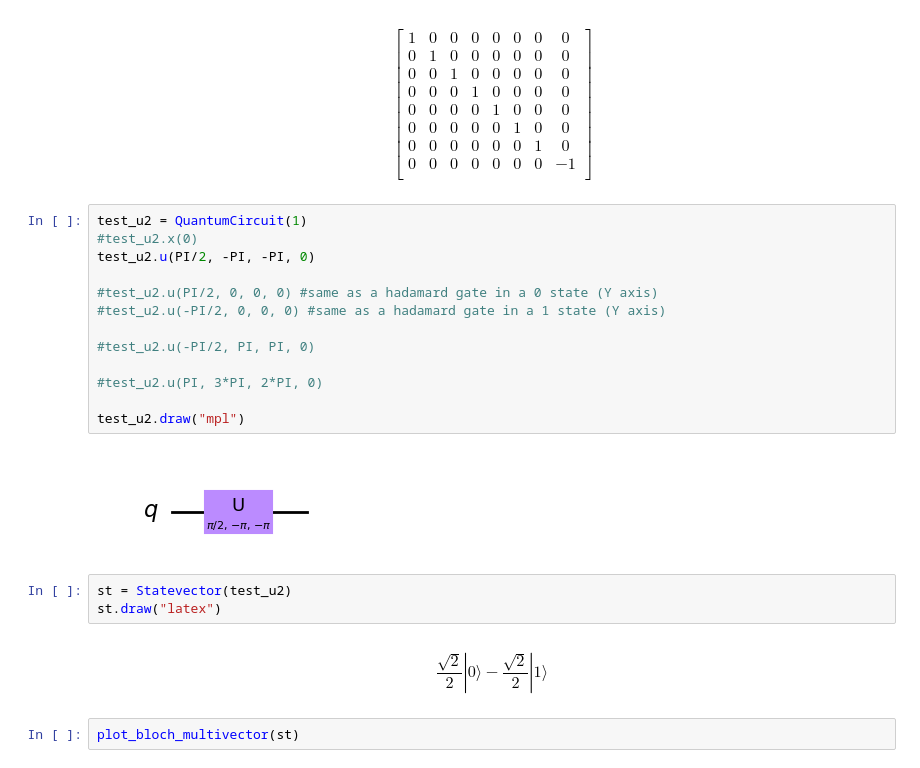
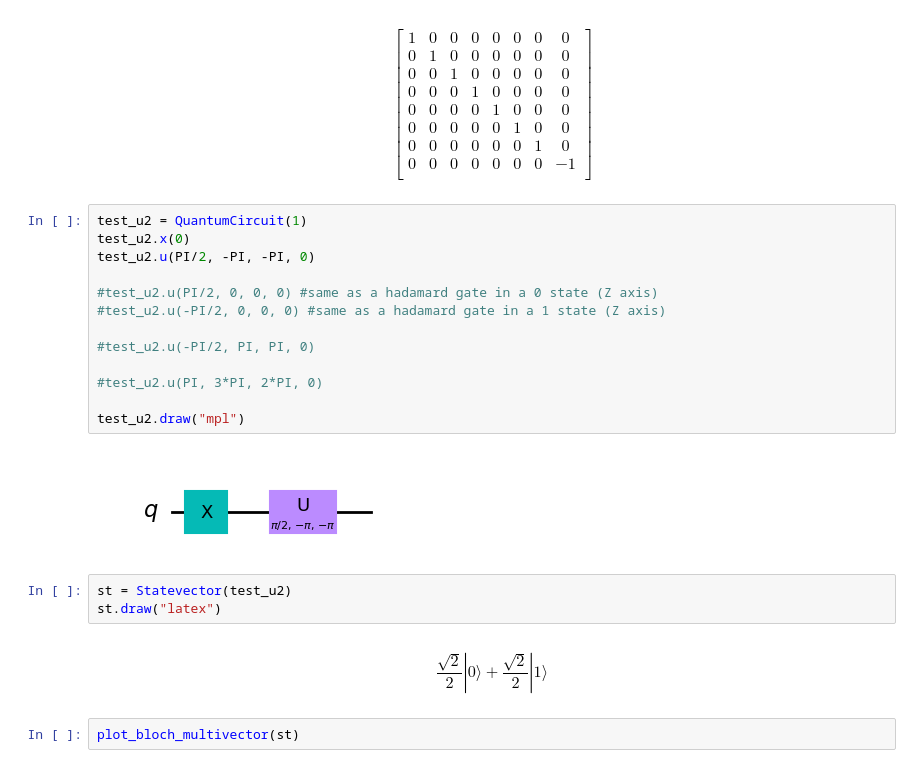
Before and after one commit to Dpbm/quantum, a Jupyter notebook: qiskit/tests2.ipynb, the cells around one changed output. Cells and saved outputs as stored; diff of their text form.

Commit message:
more tests and a new project

```diff
--- a/qiskit/tests2.ipynb
+++ b/qiskit/tests2.ipynb
@@ -246,24 +246,24 @@ $$
 $$
 # %%
 test_u2 = QuantumCircuit(1)
-#test_u2.x(0)
+test_u2.x(0)
 test_u2.u(PI/2, -PI, -PI, 0)
 
-#test_u2.u(PI/2, 0, 0, 0) #same as a hadamard gate in a 0 state (Y axis)
-#test_u2.u(-PI/2, 0, 0, 0) #same as a hadamard gate in a 1 state (Y axis)
+#test_u2.u(PI/2, 0, 0, 0) #same as a hadamard gate in a 0 state (Z axis)
+#test_u2.u(-PI/2, 0, 0, 0) #same as a hadamard gate in a 1 state (Z axis)
 
 #test_u2.u(-PI/2, PI, PI, 0)
 
 #test_u2.u(PI, 3*PI, 2*PI, 0)
 
 test_u2.draw("mpl")
 # %% [output]
-[figure, old version]
+[figure, new version]
 # %%
 st = Statevector(test_u2)
 st.draw("latex")
 # %% [output]
-$$\frac{\sqrt{2}}{2} |0\rangle- \frac{\sqrt{2}}{2} |1\rangle$$
+$$\frac{\sqrt{2}}{2} |0\rangle+\frac{\sqrt{2}}{2} |1\rangle$$
 # %%
 plot_bloch_multivector(st)
 # %% [output]
```
Also changed, not shown: 2 other files.
